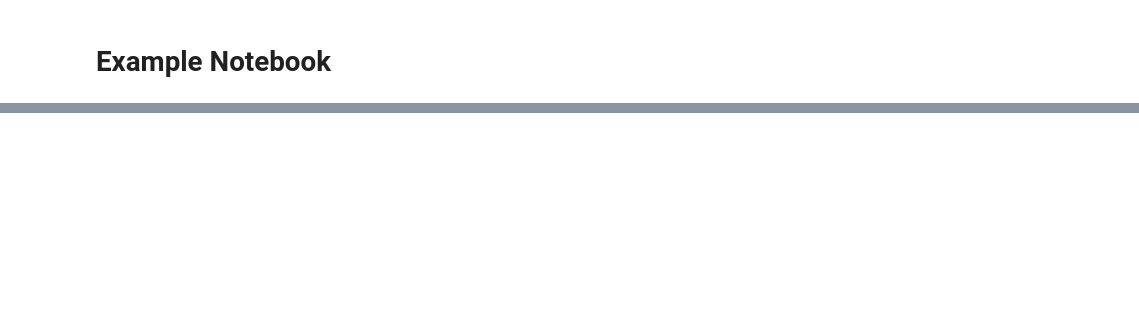
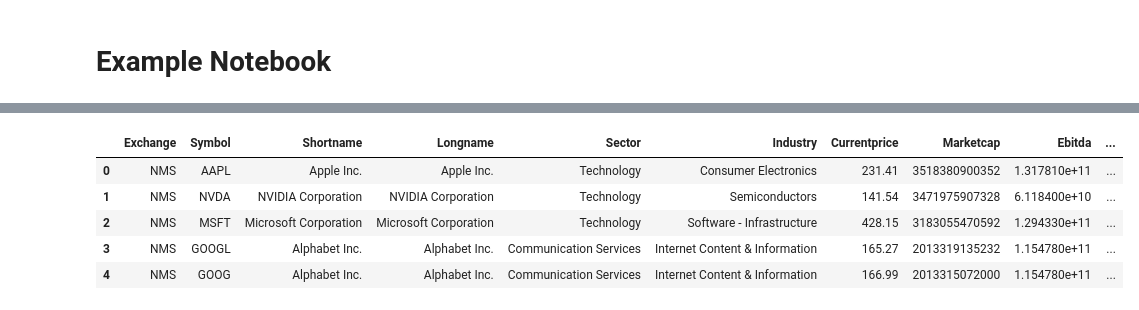
Before and after one commit to ruc-practical-ai/fall-2024-class-08, a Jupyter notebook: notebooks/example.ipynb, the cells around one changed output, grey strips where cells are left out. Saved outputs shown, nothing was run; the diff lists cells and outputs as text; code cells hidden in the pictures; blank space fills up the shorter version.

```diff
--- a/notebooks/example.ipynb
+++ b/notebooks/example.ipynb
@@ -41,0 +72,13 @@ kaggle.api.dataset_download_files('andrewmvd/sp-500-stocks', path=download_locat
+# %%
+companies_file_path = (
+    "/workspaces/fall-2024-class-08/downloads/sp500_companies.csv"
+)
+companies_df = pd.read_csv(companies_file_path)
+companies_df.head()
+# %% [output]
+|  | Exchange | Symbol | Shortname | Longname | Sector | Industry | Currentprice | Marketcap | Ebitda | ... |
+| 0 | NMS | AAPL | Apple Inc. | Apple Inc. | Technology | Consumer Electronics | 231.41 | 3518380900352 | 1.317810e+11 | ... |
+| 1 | NMS | NVDA | NVIDIA Corporation | NVIDIA Corporation | Technology | Semiconductors | 141.54 | 3471975907328 | 6.118400e+10 | ... |
+| 2 | NMS | MSFT | Microsoft Corporation | Microsoft Corporation | Technology | Software - Infrastructure | 428.15 | 3183055470592 | 1.294330e+11 | ... |
+| 3 | NMS | GOOGL | Alphabet Inc. | Alphabet Inc. | Communication Services | Internet Content & Information | 165.27 | 2013319135232 | 1.154780e+11 | ... |
+| 4 | NMS | GOOG | Alphabet Inc. | Alphabet Inc. | Communication Services | Internet Content & Information | 166.99 | 2013315072000 | 1.154780e+11 | ... |
```
Also changed, not shown: parts of 18 cells of this notebook, 2 other files.
